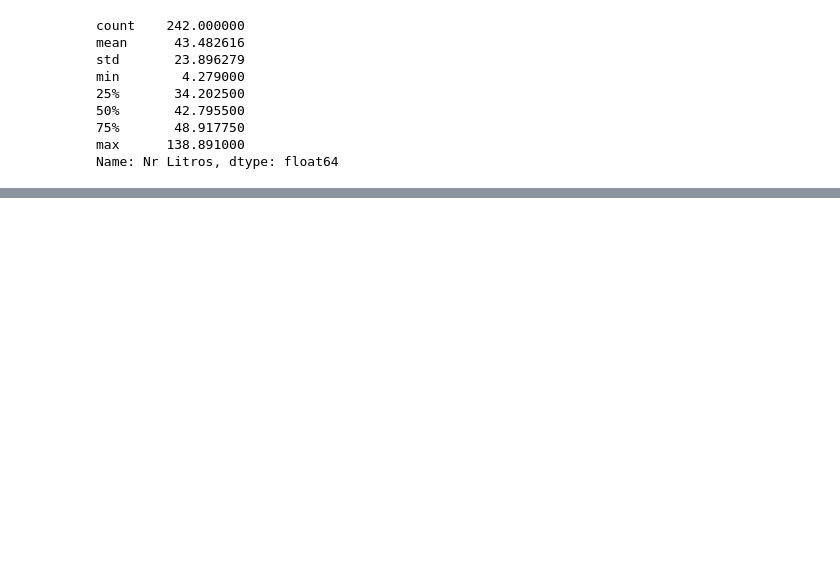
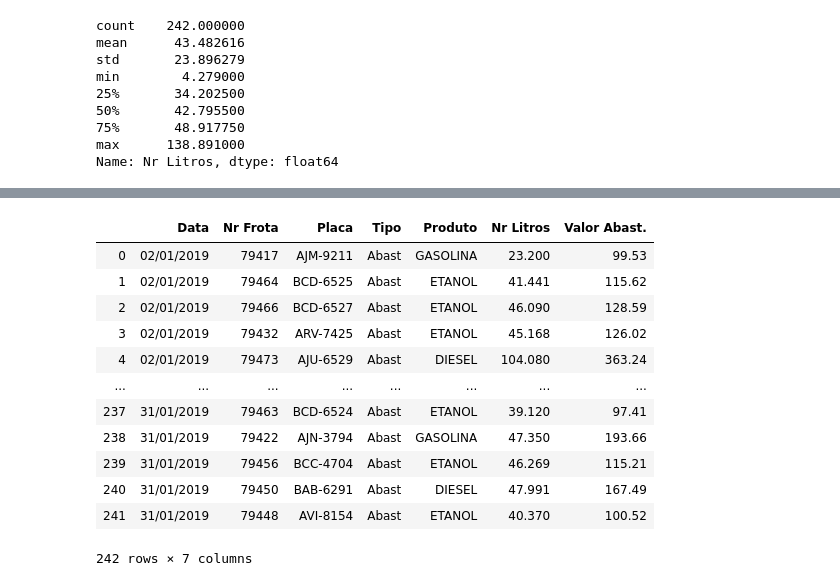
Before and after one commit to LucasMenossi/TCC, a Jupyter notebook: TCC.ipynb, the cells around one changed output, grey strips where cells are left out. Cells and saved outputs as stored; diff of their text form; code cells hidden in the pictures; blank space fills up the shorter version.

```diff
--- a/TCC.ipynb
+++ b/TCC.ipynb
@@ -218,0 +215,16 @@ Name: Valor Abast., dtype: bool
+# %%
+df
+# %% [output]
+|  | Data | Nr Frota | Placa | Tipo | Produto | Nr Litros | Valor Abast. |
+| 0 | 02/01/2019 | 79417 | AJM-9211 | Abast | GASOLINA | 23.200 | 99.53 |
+| 1 | 02/01/2019 | 79464 | BCD-6525 | Abast | ETANOL | 41.441 | 115.62 |
+| 2 | 02/01/2019 | 79466 | BCD-6527 | Abast | ETANOL | 46.090 | 128.59 |
+| 3 | 02/01/2019 | 79432 | ARV-7425 | Abast | ETANOL | 45.168 | 126.02 |
+| 4 | 02/01/2019 | 79473 | AJU-6529 | Abast | DIESEL | 104.080 | 363.24 |
+| ... | ... | ... | ... | ... | ... | ... | ... |
+| 237 | 31/01/2019 | 79463 | BCD-6524 | Abast | ETANOL | 39.120 | 97.41 |
+| 238 | 31/01/2019 | 79422 | AJN-3794 | Abast | GASOLINA | 47.350 | 193.66 |
+| 239 | 31/01/2019 | 79456 | BCC-4704 | Abast | ETANOL | 46.269 | 115.21 |
+| 240 | 31/01/2019 | 79450 | BAB-6291 | Abast | DIESEL | 47.991 | 167.49 |
+| 241 | 31/01/2019 | 79448 | AVI-8154 | Abast | ETANOL | 40.370 | 100.52 |
+242 rows × 7 columns
```
Also changed, not shown: parts of 16 cells of this notebook.
